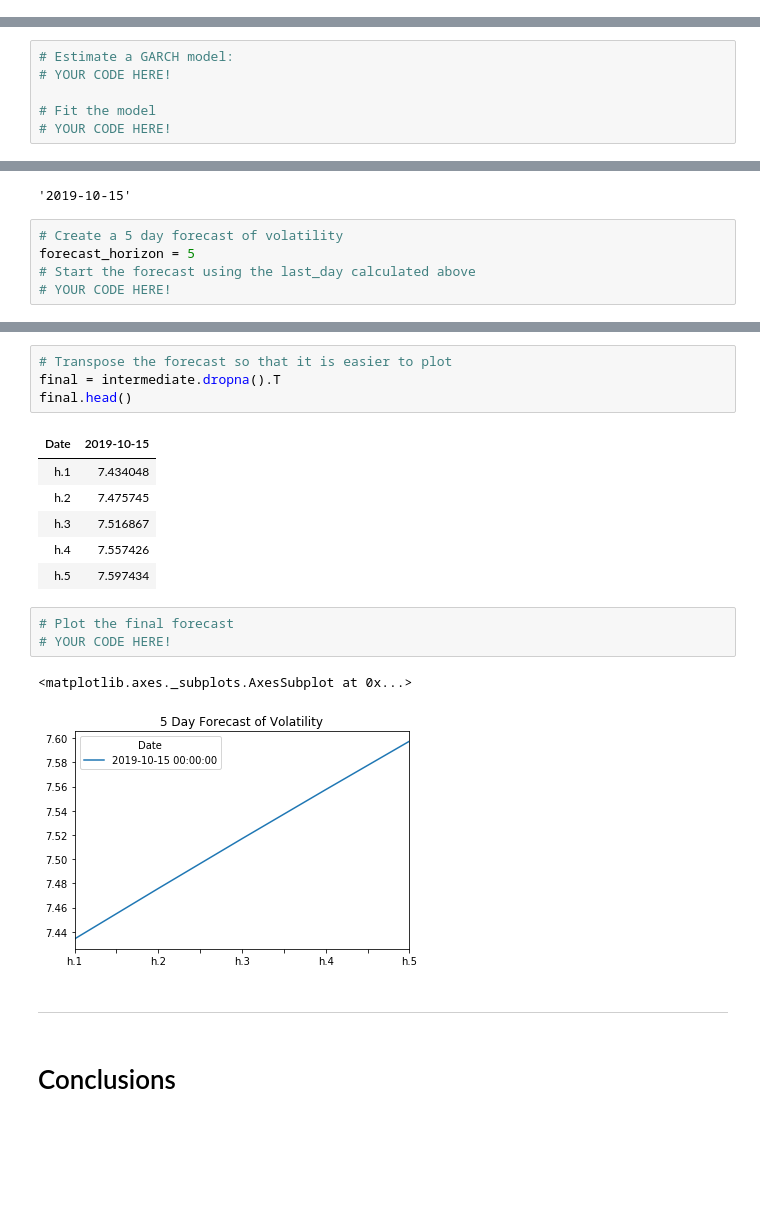
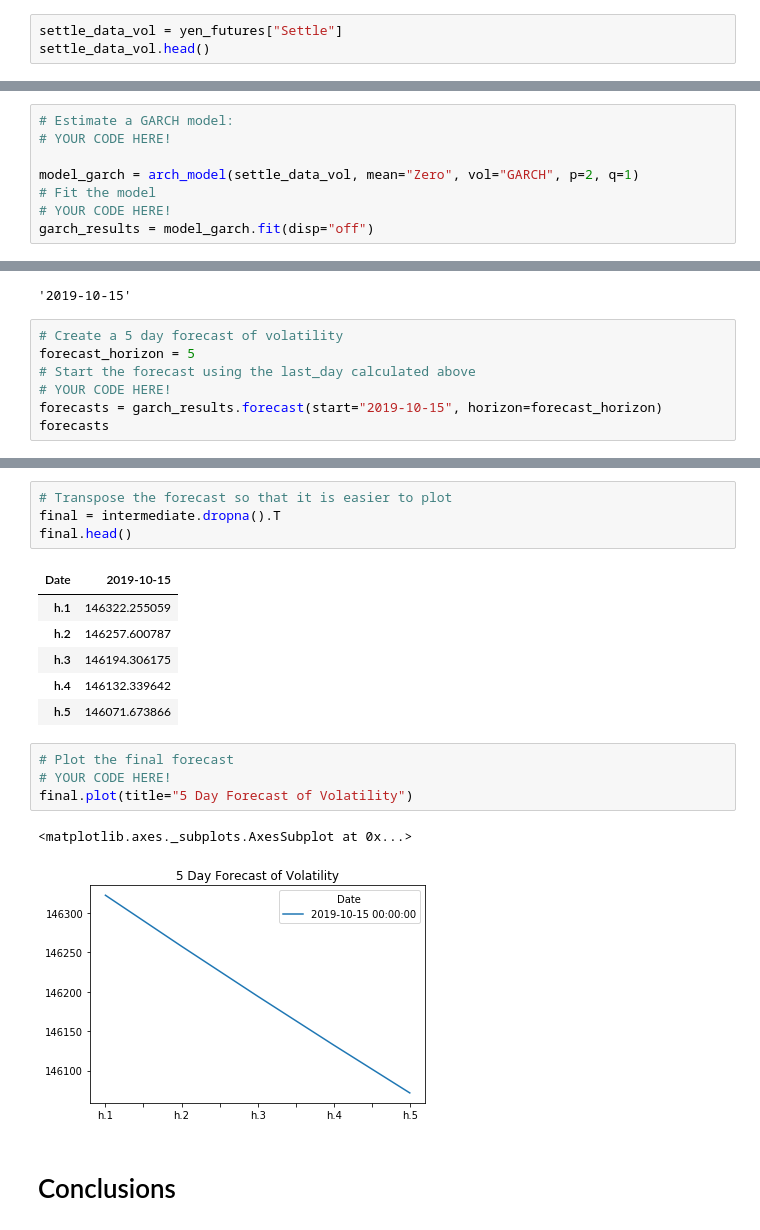
Before and after one commit to jorgeabud/time_series, a Jupyter notebook: Starter_Code/time_series_analysis.ipynb, the cells around one changed output, grey strips where cells are left out. Drawn from its saved outputs; the diff is of its cells as text; blank space fills up the shorter version.

Commit message:
GARCH needs to be reworked

```diff
--- a/Starter_Code/time_series_analysis.ipynb
+++ b/Starter_Code/time_series_analysis.ipynb
@@ -241,0 +242,3 @@ import arch
+# %%
+settle_data_vol = yen_futures["Settle"]
+settle_data_vol.head()
@@ -243,8 +254,10 @@ import arch
 # Estimate a GARCH model:
 # YOUR CODE HERE!
 
+model_garch = arch_model(settle_data_vol, mean="Zero", vol="GARCH", p=2, q=1)
 # Fit the model
 # YOUR CODE HERE!
+garch_results = model_garch.fit(disp="off")
 # %%
 # Summarize the model results
 # YOUR CODE HERE!
@@ -276,3 +290,5 @@ last_day
 forecast_horizon = 5
 # Start the forecast using the last_day calculated above
 # YOUR CODE HERE!
+forecasts = garch_results.forecast(start="2019-10-15", horizon=forecast_horizon)
+forecasts
@@ -290,19 +308,18 @@ final = intermediate.dropna().T
 final.head()
 # %% [output]
 | Date | 2019-10-15 |
-| h.1 | 7.434048 |
-| h.2 | 7.475745 |
-| h.3 | 7.516867 |
-| h.4 | 7.557426 |
-| h.5 | 7.597434 |
+| h.1 | 146322.255059 |
+| h.2 | 146257.600787 |
+| h.3 | 146194.306175 |
+| h.4 | 146132.339642 |
+| h.5 | 146071.673866 |
 # %%
 # Plot the final forecast
 # YOUR CODE HERE!
+final.plot(title="5 Day Forecast of Volatility")
 # %% [output]
 <matplotlib.axes._subplots.AxesSubplot at 0x...>
-[figure, old version]
+[figure, new version]
-# %% [markdown]
----
 # %% [markdown]
 # Conclusions
 # %% [markdown]
```
Also changed, not shown: parts of 6 cells of this notebook.
